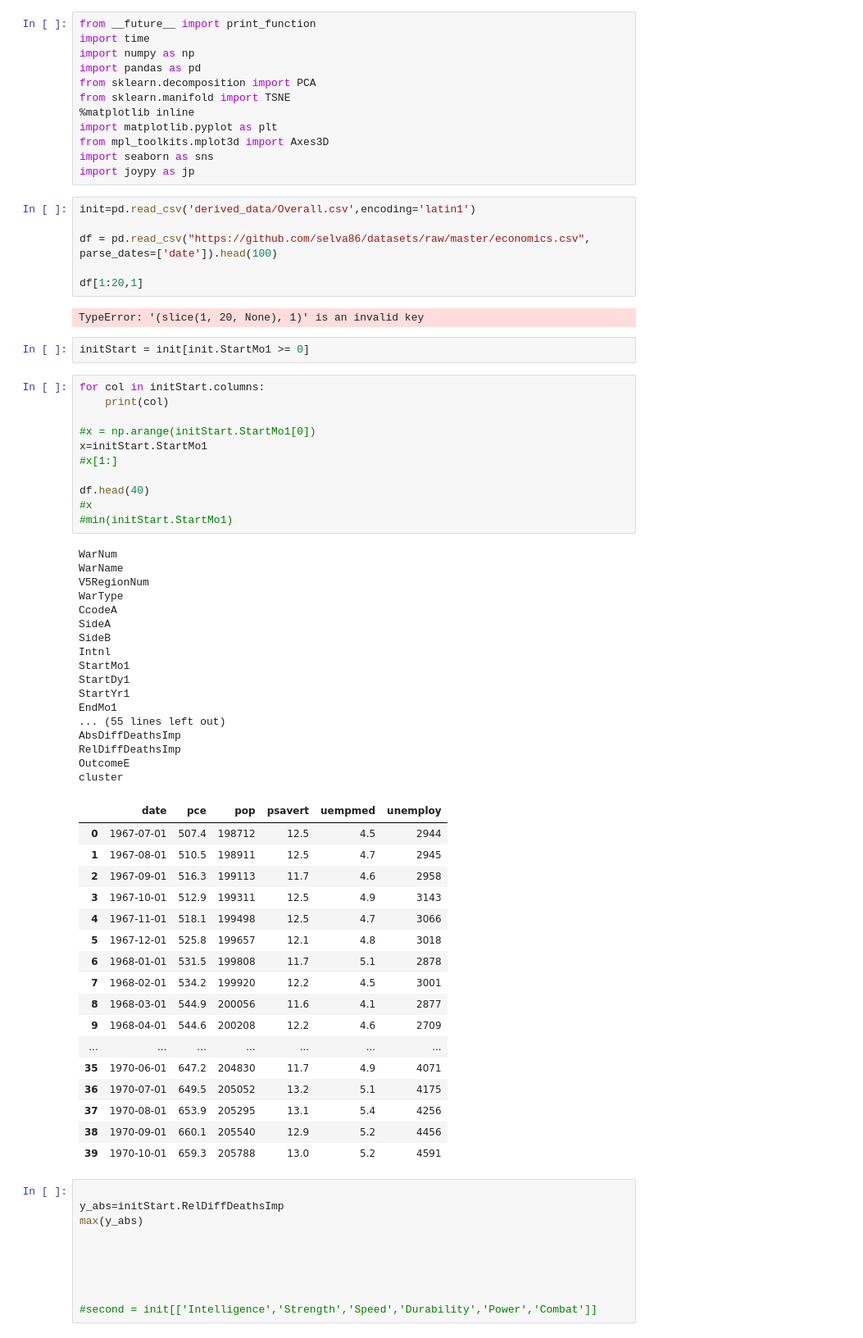
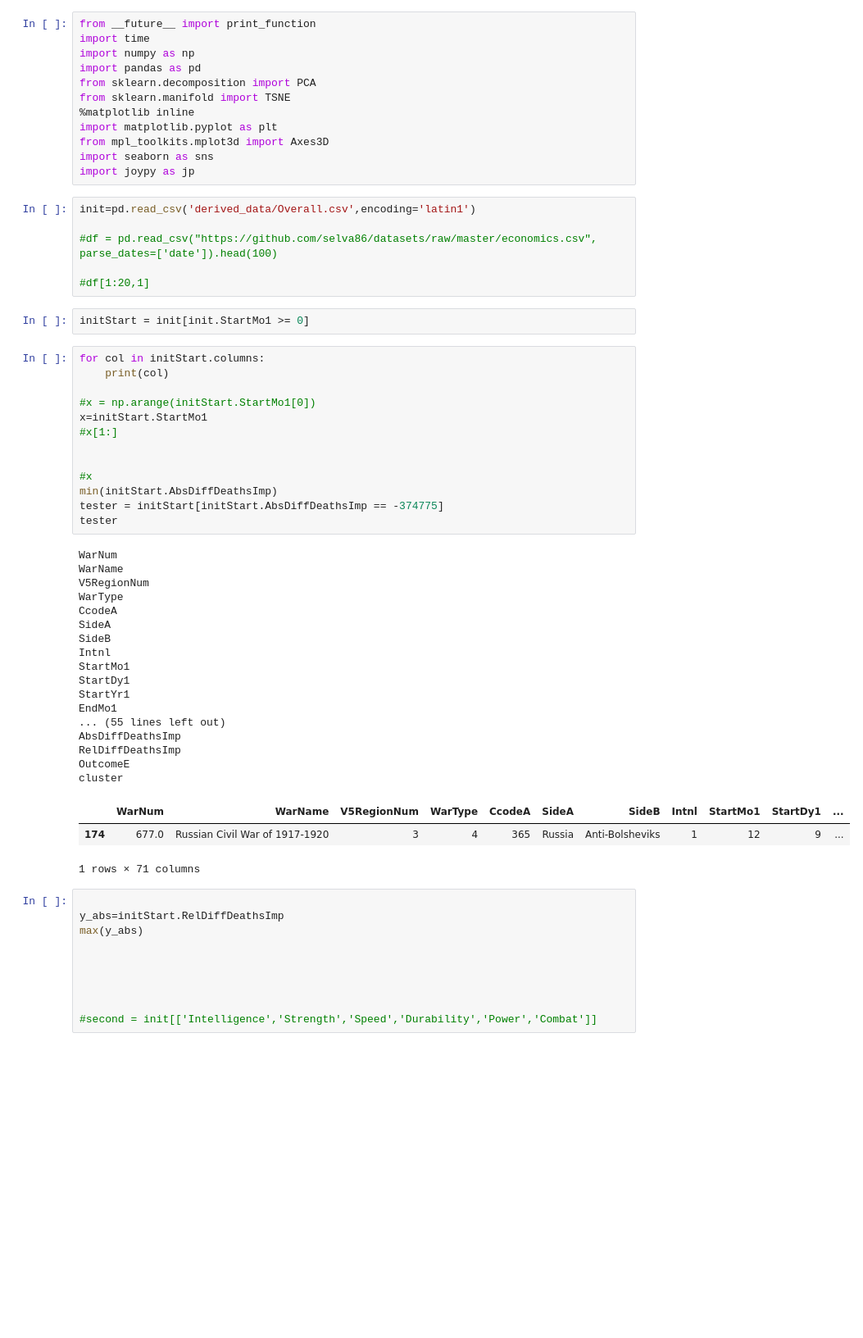
Before and after one commit to alockhar/bios611-project1, a Jupyter notebook: Python_box_plot.ipynb, the cells around one changed output. Shown at 82% size. Cells and saved outputs as stored; diff of their text form; blank space fills up the shorter version.

```diff
--- a/Python_box_plot.ipynb
+++ b/Python_box_plot.ipynb
@@ -13,59 +13,45 @@ import joypy as jp
 # %%
 init=pd.read_csv('derived_data/Overall.csv',encoding='latin1')
 
-df = pd.read_csv("https://github.com/selva86/datasets/raw/master/economics.csv", parse_dates=['date']).head(100)
+#df = pd.read_csv("https://github.com/selva86/datasets/raw/master/economics.csv", parse_dates=['date']).head(100)
 
-df[1:20,1]
+#df[1:20,1]
-# %% [output]
-TypeError: '(slice(1, 20, None), 1)' is an invalid key
 # %%
 initStart = init[init.StartMo1 >= 0]
 # %%
 for col in initStart.columns:
     print(col)
 
 #x = np.arange(initStart.StartMo1[0])
 x=initStart.StartMo1
 #x[1:]
 
-df.head(40)
+
 #x
-#min(initStart.StartMo1)
+min(initStart.AbsDiffDeathsImp)
+tester = initStart[initStart.AbsDiffDeathsImp == -374775]
+tester
 # %% [output]
 WarNum
 WarName
 V5RegionNum
 WarType
 CcodeA
 SideA
 SideB
 Intnl
 StartMo1
 StartDy1
 StartYr1
 EndMo1
 ... (55 lines left out)
 AbsDiffDeathsImp
 RelDiffDeathsImp
 OutcomeE
 cluster
-|  | date | pce | pop | psavert | uempmed | unemploy |
-| 0 | 1967-07-01 | 507.4 | 198712 | 12.5 | 4.5 | 2944 |
-| 1 | 1967-08-01 | 510.5 | 198911 | 12.5 | 4.7 | 2945 |
-| 2 | 1967-09-01 | 516.3 | 199113 | 11.7 | 4.6 | 2958 |
-| 3 | 1967-10-01 | 512.9 | 199311 | 12.5 | 4.9 | 3143 |
-| 4 | 1967-11-01 | 518.1 | 199498 | 12.5 | 4.7 | 3066 |
-| 5 | 1967-12-01 | 525.8 | 199657 | 12.1 | 4.8 | 3018 |
-| 6 | 1968-01-01 | 531.5 | 199808 | 11.7 | 5.1 | 2878 |
-| 7 | 1968-02-01 | 534.2 | 199920 | 12.2 | 4.5 | 3001 |
-| 8 | 1968-03-01 | 544.9 | 200056 | 11.6 | 4.1 | 2877 |
-| 9 | 1968-04-01 | 544.6 | 200208 | 12.2 | 4.6 | 2709 |
-| ... | ... | ... | ... | ... | ... | ... |
-| 35 | 1970-06-01 | 647.2 | 204830 | 11.7 | 4.9 | 4071 |
-| 36 | 1970-07-01 | 649.5 | 205052 | 13.2 | 5.1 | 4175 |
-| 37 | 1970-08-01 | 653.9 | 205295 | 13.1 | 5.4 | 4256 |
-| 38 | 1970-09-01 | 660.1 | 205540 | 12.9 | 5.2 | 4456 |
-| 39 | 1970-10-01 | 659.3 | 205788 | 13.0 | 5.2 | 4591 |
+|  | WarNum | WarName | V5RegionNum | WarType | CcodeA | SideA | SideB | Intnl | StartMo1 | StartDy1 | ... |
+| 174 | 677.0 | Russian Civil War of 1917-1920 | 3 | 4 | 365 | Russia | Anti-Bolsheviks | 1 | 12 | 9 | ... |
+1 rows × 71 columns
 # %%
 
 y_abs=initStart.RelDiffDeathsImp
```
Also changed, not shown: parts of 4 cells of this notebook.
